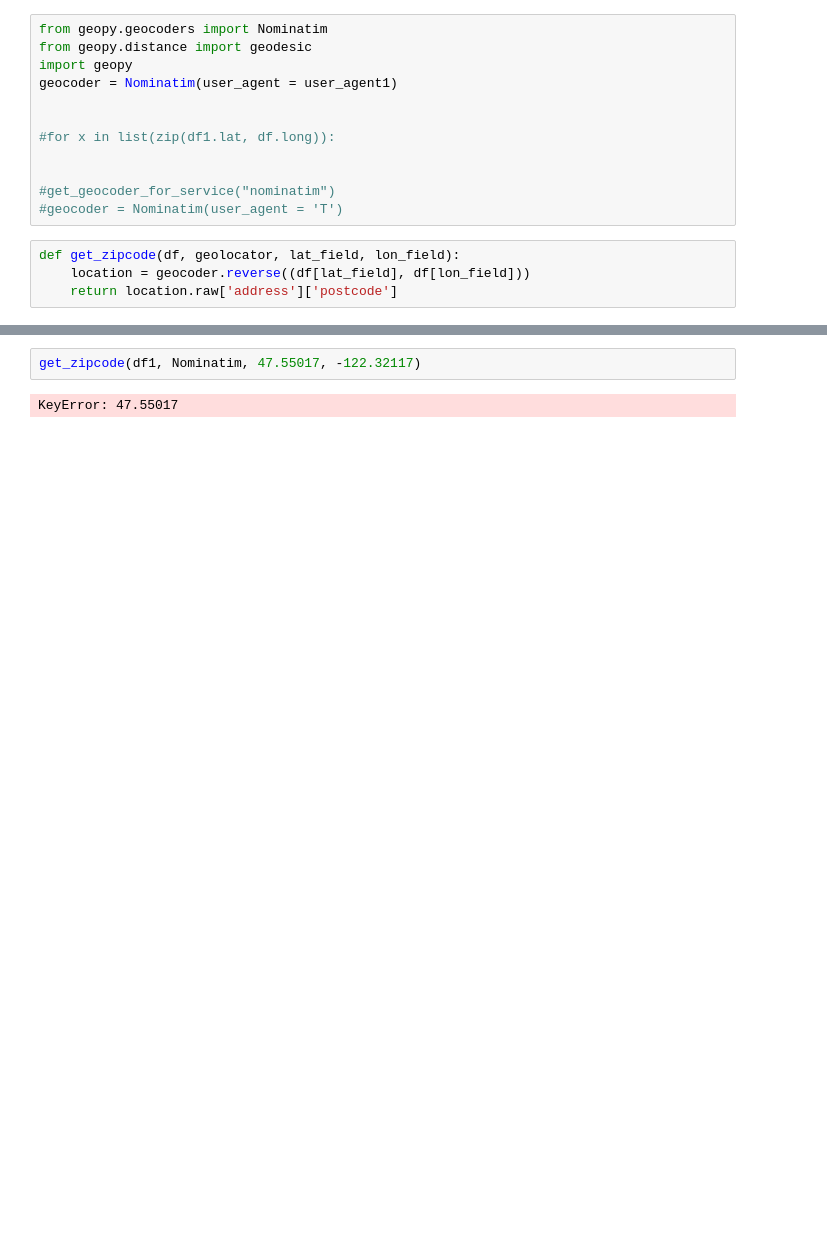
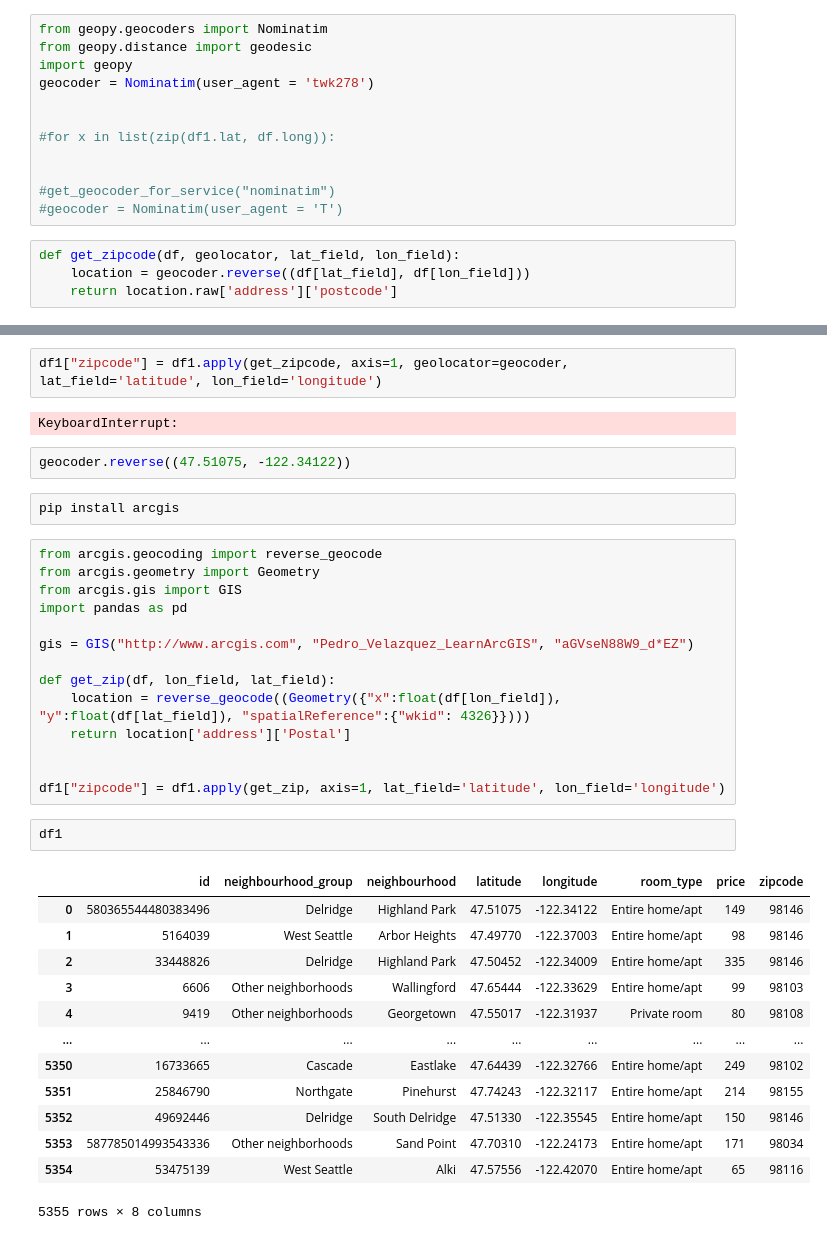
Before and after one commit to tweatherfordk/Linear-Regression-Housing-Model, a Jupyter notebook: Trystan/Airbnb_EDA_and_Cleaning.ipynb, the cells around one changed output, grey strips where cells are left out. Cells and saved outputs as stored; diff of their text form; blank space fills up the shorter version.

Commit message:
cleaned airbnb data with zipcodes

```diff
--- a/Trystan/Airbnb_EDA_and_Cleaning.ipynb
+++ b/Trystan/Airbnb_EDA_and_Cleaning.ipynb
@@ -100,7 +100,7 @@ user_agent1 = 'Mozilla/5.0 (Macintosh; Intel Mac OS X 10_15_7) AppleWebKit/537.3
 from geopy.geocoders import Nominatim
 from geopy.distance import geodesic
 import geopy
-geocoder = Nominatim(user_agent = user_agent1)
+geocoder = Nominatim(user_agent = 'twk278')
 
 
 #for x in list(zip(df1.lat, df.long)):
@@ -117,4 +115,38 @@ geocoder.reverse((df['lat_field'], df[lon_field]))
-# %%
-get_zipcode(df1, Nominatim, 47.55017, -122.32117)
-# %% [output]
-KeyError: 47.55017
+# %%
+df1["zipcode"] = df1.apply(get_zipcode, axis=1, geolocator=geocoder, lat_field='latitude', lon_field='longitude')
+# %% [output]
+KeyboardInterrupt:
+# %%
+geocoder.reverse((47.51075, -122.34122))
+# %%
+pip install arcgis
+# %%
+from arcgis.geocoding import reverse_geocode
+from arcgis.geometry import Geometry
+from arcgis.gis import GIS
+import pandas as pd
+
+gis = GIS("http://www.arcgis.com", "Pedro_Velazquez_LearnArcGIS", "aGVseN88W9_d*EZ")
+
+def get_zip(df, lon_field, lat_field):
+    location = reverse_geocode((Geometry({"x":float(df[lon_field]), "y":float(df[lat_field]), "spatialReference":{"wkid": 4326}})))
+    return location['address']['Postal']
+
+
+df1["zipcode"] = df1.apply(get_zip, axis=1, lat_field='latitude', lon_field='longitude')
+# %%
+df1
+# %% [output]
+|  | id | neighbourhood_group | neighbourhood | latitude | longitude | room_type | price | zipcode |
+| 0 | 580365544480383496 | Delridge | Highland Park | 47.51075 | -122.34122 | Entire home/apt | 149 | 98146 |
+| 1 | 5164039 | West Seattle | Arbor Heights | 47.49770 | -122.37003 | Entire home/apt | 98 | 98146 |
+| 2 | 33448826 | Delridge | Highland Park | 47.50452 | -122.34009 | Entire home/apt | 335 | 98146 |
+| 3 | 6606 | Other neighborhoods | Wallingford | 47.65444 | -122.33629 | Entire home/apt | 99 | 98103 |
+| 4 | 9419 | Other neighborhoods | Georgetown | 47.55017 | -122.31937 | Private room | 80 | 98108 |
+| ... | ... | ... | ... | ... | ... | ... | ... | ... |
+| 5350 | 16733665 | Cascade | Eastlake | 47.64439 | -122.32766 | Entire home/apt | 249 | 98102 |
+| 5351 | 25846790 | Northgate | Pinehurst | 47.74243 | -122.32117 | Entire home/apt | 214 | 98155 |
+| 5352 | 49692446 | Delridge | South Delridge | 47.51330 | -122.35545 | Entire home/apt | 150 | 98146 |
+| 5353 | 587785014993543336 | Other neighborhoods | Sand Point | 47.70310 | -122.24173 | Entire home/apt | 171 | 98034 |
+| 5354 | 53475139 | West Seattle | Alki | 47.57556 | -122.42070 | Entire home/apt | 65 | 98116 |
+5355 rows × 8 columns
```
Also changed, not shown: parts of 4 cells of this notebook, 1 other file.
